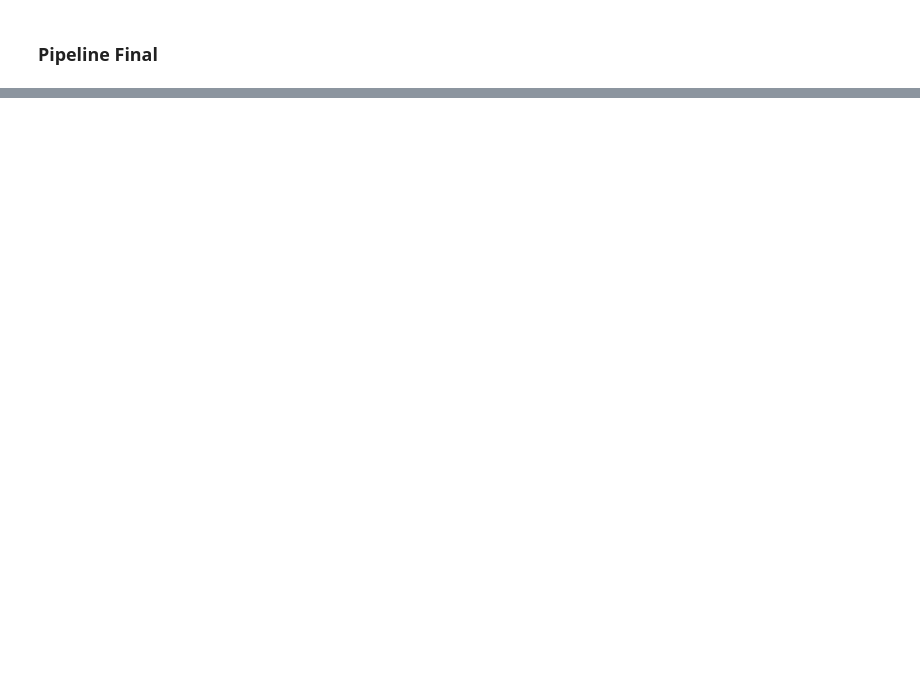
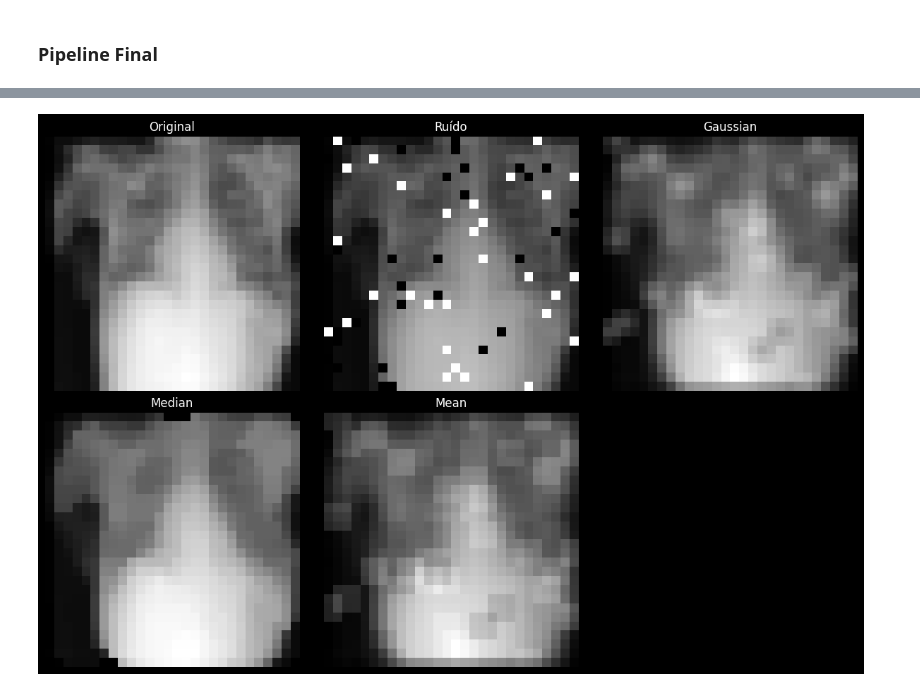
Before and after one commit to pedrxbro/digital-image-processing, a Jupyter notebook: medical-image-processing-pipeline/main.ipynb, the cells around one changed output, grey strips where cells are left out. Cells and saved outputs as stored; diff of their text form; code cells hidden in the pictures; blank space fills up the shorter version.

```diff
--- a/medical-image-processing-pipeline/main.ipynb
+++ b/medical-image-processing-pipeline/main.ipynb
@@ -486,0 +508,26 @@ show_images_grid(
+# %%
+def noisy_reduction(img, method, size=3, sigma=1.0):
+    match method:
+        case "Gaussian":
+            result = conv2d(img, gaussian_kernel(size, sigma))
+        case "Median":
+            result = median_filter(img, size)
+        case "Mean":
+            result = conv2d(img, mean_kernel(size))
+    return result
+# %%
+img_original = img_1
+img_noisy = img_1_sp
+
+img_denoised_gaussian = noisy_reduction(img_1_sp, method="Gaussian")
+img_denoised_median= noisy_reduction(img_1_sp, method="Median")
+img_denoised_mean = noisy_reduction(img_1_sp, method="Mean")
+
+show_images_grid(
+    [img_original, img_noisy, img_denoised_gaussian, img_denoised_median, img_denoised_mean ],
+    ["Original", "Ruído", "Gaussian", "Median", "Mean"],
+    cols=3,
+    figsize=(12, 8)
+)
+# %% [output]
+[figure, added]
```
Also changed, not shown: parts of 19 cells of this notebook, 1 other file.
